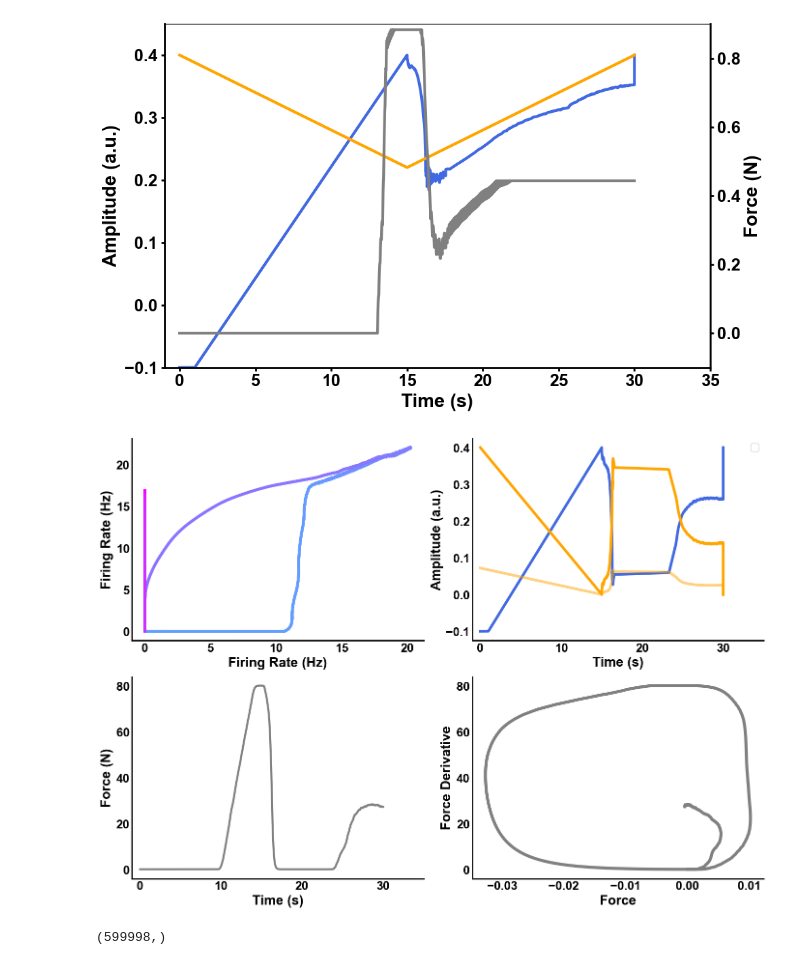
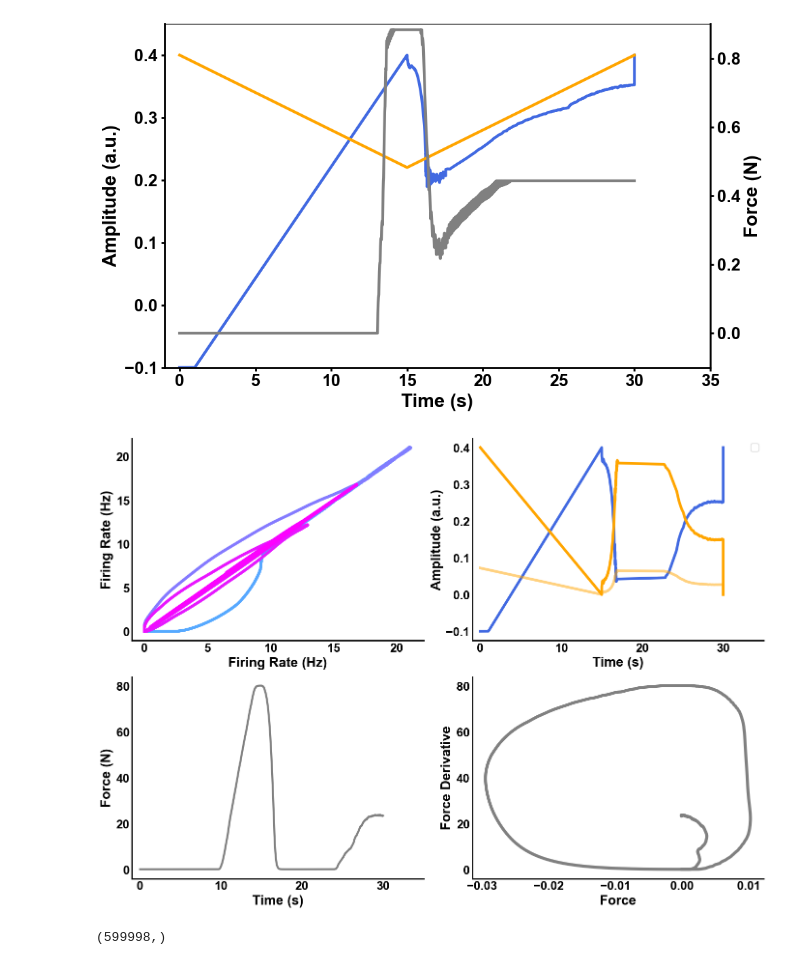
Before and after one commit to natmtc/flexible-motoneuron-control, a Jupyter notebook: Plot_figures.ipynb, the cells around one changed output. Drawn from its saved outputs; the diff is of its cells as text; code cells hidden in the pictures.

```diff
--- a/Plot_figures.ipynb
+++ b/Plot_figures.ipynb
@@ -945,19 +945,19 @@ import matplotlib.pyplot as plt
 import numpy as np
 from matplotlib.colors import LinearSegmentedColormap
 
-file_path = "Data_MN_Model/Data_final/Controller_FINAL_results/exc_TA_MN7087_pushpull.jld2"
+file_path = "Data_MN_Model/Data_final/Controller_FINAL_results/exc_TA_MN4551_pushpull.jld2"
 
 with h5py.File(file_path, 'r') as f:
     exc1 = f['tr_new'][:]
 
 
-file_path = "/Users/nmt121/Desktop/Repositories/Motoneuron_Model/Data_MN_Model/Data_final/Controller_FINAL_results/force_TA_MN7087_pushpull.jld2"
+file_path = "/Users/nmt121/Desktop/Repositories/Motoneuron_Model/Data_MN_Model/Data_final/Controller_FINAL_results/force_TA_MN4551_pushpull.jld2"
 
 with h5py.File(file_path, 'r') as f:
     force = f['force'][:]
 
 
-file_path = "/Users/nmt121/Desktop/Repositories/Motoneuron_Model/Data_MN_Model/Data_final/Controller_FINAL_results/inh_TA_MN7087_pushpull.jld2"
+file_path = "/Users/nmt121/Desktop/Repositories/Motoneuron_Model/Data_MN_Model/Data_final/Controller_FINAL_results/inh_TA_MN4551_pushpull.jld2"
 
 with h5py.File(file_path, 'r') as f:
     inh = f['inh_input'][:]
@@ -968,13 +968,13 @@ with h5py.File(file_path, 'r') as f:
 # with h5py.File(file_path, 'r') as f:
 #     original = f['trajectory2_controlled'][:]
 
-file_path = "/Users/nmt121/Desktop/Repositories/Motoneuron_Model/Data_MN_Model/Data_final/Controller_FINAL_results/trajectory_controlled_TA_MN7087_pushpull.jld2"
+file_path = "/Users/nmt121/Desktop/Repositories/Motoneuron_Model/Data_MN_Model/Data_final/Controller_FINAL_results/trial.jld2"
 
 with h5py.File(file_path, 'r') as f:
     new = f['trajectory2_controlled'][:]
 
 
-file_path = "/Users/nmt121/Desktop/Repositories/Motoneuron_Model/Data_MN_Model/Data_final/Controller_FINAL_results/force_derivative_TA_MN7087_pushpull.jld2"
+file_path = "/Users/nmt121/Desktop/Repositories/Motoneuron_Model/Data_MN_Model/Data_final/Controller_FINAL_results/force_derivative_TA_MN4551_pushpull.jld2"
 
 with h5py.File(file_path, 'r') as f:
     force_derivative = f['force_derivative'][:]
@@ -1026,35 +1026,35 @@ axs[1, 0].grid(False)
 axs[1, 0].set_xlim(-20000, 700000)
 
 # Fourth subplot: Force and Force Derivative (zoomed)
 sigma = 8000
 smoothed_force_derivative = gaussian_filter1d(force_derivative[0:599999], sigma=sigma)
 axs[1, 1].plot(smoothed_force_derivative, force[1:600000],color='gray', linewidth=4.5)
 axs[1, 1].set_xlabel("Force", fontsize=20, fontweight='bold')
 axs[1, 1].set_ylabel("Force Derivative", fontsize=20, fontweight='bold')
 axs[1, 1].tick_params(axis='both', which='major', labelsize=18, width=2, labelcolor='black')
 axs[1, 1].grid(False)
 
 # Make axis spines thicker and set tick labels bold for all subplots
 for ax in axs.flat:
     ax.spines['bottom'].set_linewidth(2)
     ax.spines['left'].set_linewidth(2)
     ax.tick_params(axis='both', which='both', length=0)  # Remove ticks
     for tick in ax.get_xticklabels():
         tick.set_fontsize(18)
         tick.set_fontweight('bold')
     for tick in ax.get_yticklabels():
         tick.set_fontsize(18)
         tick.set_fontweight('bold')
 
 # Adjust layout and appearance
 plt.tight_layout()
 sns.despine()
-plt.savefig('/Users/nmt121/Desktop/figures/MN7087pushpull.pdf', dpi=300, bbox_inches='tight')
+plt.savefig('/Users/nmt121/Desktop/trial.pdf', dpi=300, bbox_inches='tight')
 
 # Show plot
 plt.show()
 # %% [output]
-[figure, old version]
+[figure, new version]
 # %%
 sigma = 5
 smoothed_force_derivative = gaussian_filter1d(force_derivative[1:599999], sigma=sigma)
```
Also changed, not shown: 10 other files.
